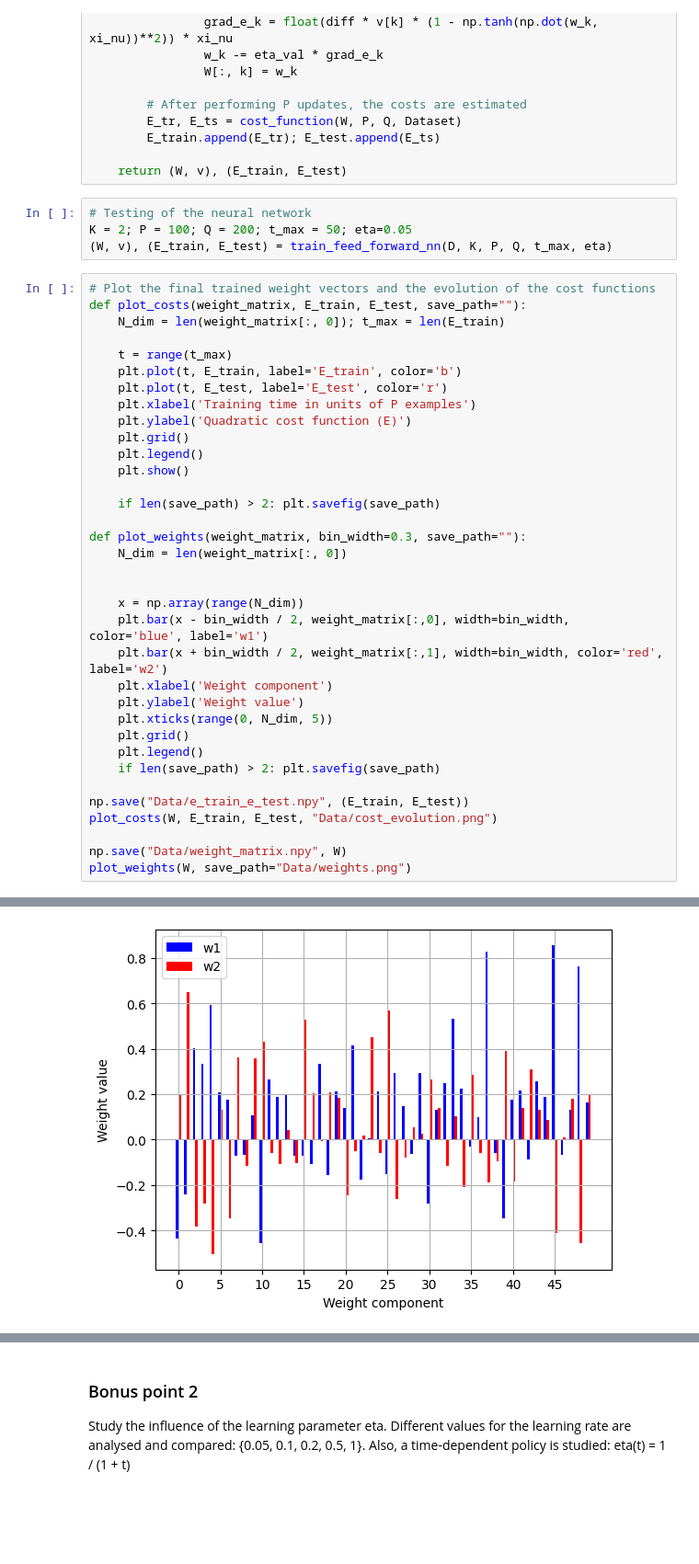
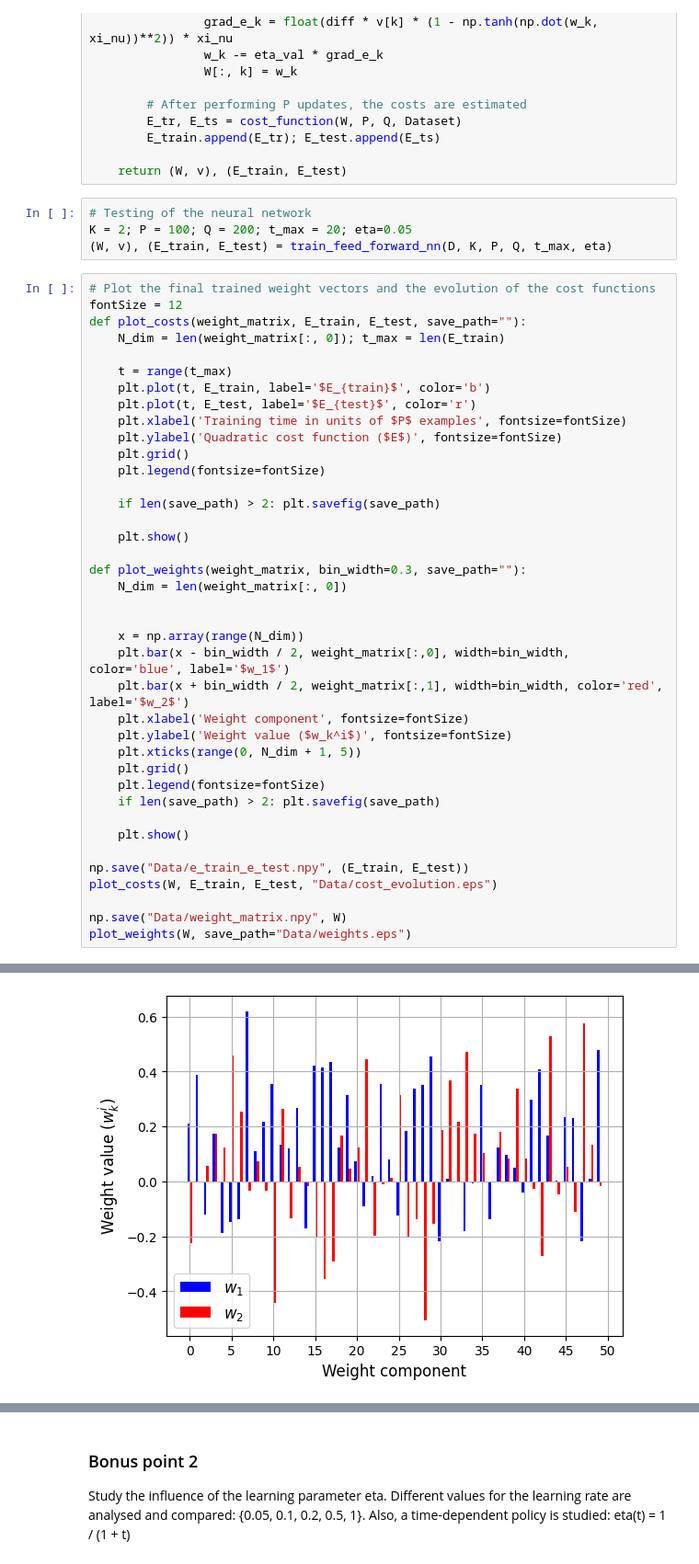
Before and after one commit to alsanron/NN-A3-Learning_by_gradient_descent, a Jupyter notebook: main.ipynb, the cells around one changed output, grey strips where cells are left out. Shown at 92% size. Cells and saved outputs as stored; diff of their text form; blank space fills up the shorter version.

```diff
--- a/main.ipynb
+++ b/main.ipynb
@@ -87,41 +87,45 @@ def train_feed_forward_nn(Dataset, K, P, Q, t_max, eta=0.05, verbose=False):
     return (W, v), (E_train, E_test)
 # %%
 # Testing of the neural network
-K = 2; P = 100; Q = 200; t_max = 50; eta=0.05
+K = 2; P = 100; Q = 200; t_max = 20; eta=0.05
 (W, v), (E_train, E_test) = train_feed_forward_nn(D, K, P, Q, t_max, eta)
 # %%
 # Plot the final trained weight vectors and the evolution of the cost functions
+fontSize = 12
 def plot_costs(weight_matrix, E_train, E_test, save_path=""):
     N_dim = len(weight_matrix[:, 0]); t_max = len(E_train)
 
     t = range(t_max)
-    plt.plot(t, E_train, label='E_train', color='b')
-    plt.plot(t, E_test, label='E_test', color='r')
-    plt.xlabel('Training time in units of P examples')
-    plt.ylabel('Quadratic cost function (E)')
+    plt.plot(t, E_train, label='$E_{train}$', color='b')
+    plt.plot(t, E_test, label='$E_{test}$', color='r')
+    plt.xlabel('Training time in units of $P$ examples', fontsize=fontSize)
+    plt.ylabel('Quadratic cost function ($E$)', fontsize=fontSize)
     plt.grid()
-    plt.legend()
-    plt.show()
+    plt.legend(fontsize=fontSize)
 
     if len(save_path) > 2: plt.savefig(save_path)
+
+    plt.show()
 
 def plot_weights(weight_matrix, bin_width=0.3, save_path=""):
     N_dim = len(weight_matrix[:, 0])
 
 
     x = np.array(range(N_dim))
-    plt.bar(x - bin_width / 2, weight_matrix[:,0], width=bin_width, color='blue', label='w1')
-    plt.bar(x + bin_width / 2, weight_matrix[:,1], width=bin_width, color='red', label='w2')
-    plt.xlabel('Weight component')
-    plt.ylabel('Weight value')
-    plt.xticks(range(0, N_dim, 5))
+    plt.bar(x - bin_width / 2, weight_matrix[:,0], width=bin_width, color='blue', label='$w_1$')
+    plt.bar(x + bin_width / 2, weight_matrix[:,1], width=bin_width, color='red', label='$w_2$')
+    plt.xlabel('Weight component', fontsize=fontSize)
+    plt.ylabel('Weight value ($w_k^i$)', fontsize=fontSize)
+    plt.xticks(range(0, N_dim + 1, 5))
     plt.grid()
-    plt.legend()
+    plt.legend(fontsize=fontSize)
     if len(save_path) > 2: plt.savefig(save_path)
 
+    plt.show()
+
 np.save("Data/e_train_e_test.npy", (E_train, E_test))
-plot_costs(W, E_train, E_test, "Data/cost_evolution.png")
+plot_costs(W, E_train, E_test, "Data/cost_evolution.eps")
 
 np.save("Data/weight_matrix.npy", W)
-plot_weights(W, save_path="Data/weights.png")
+plot_weights(W, save_path="Data/weights.eps")
 # %% [output]
@@ -129 +135 @@ plot_weights(W, save_path="Data/weights.png")
-[figure, old version]
+[figure, new version]
```
Also changed, not shown: parts of 10 cells of this notebook, 15 other files.
